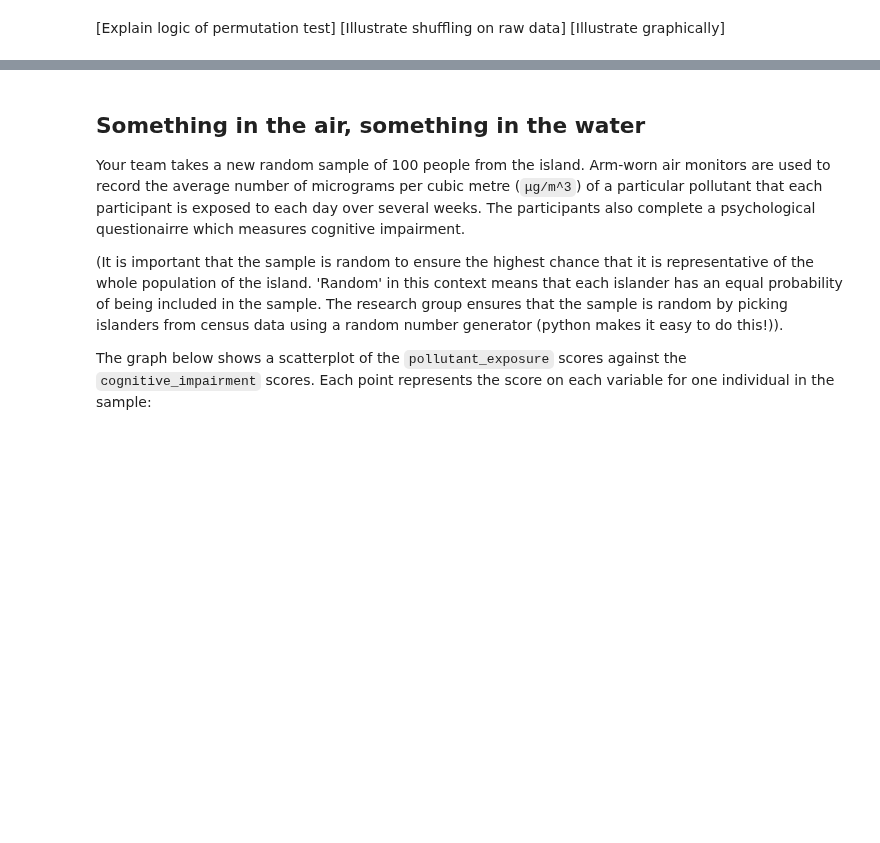
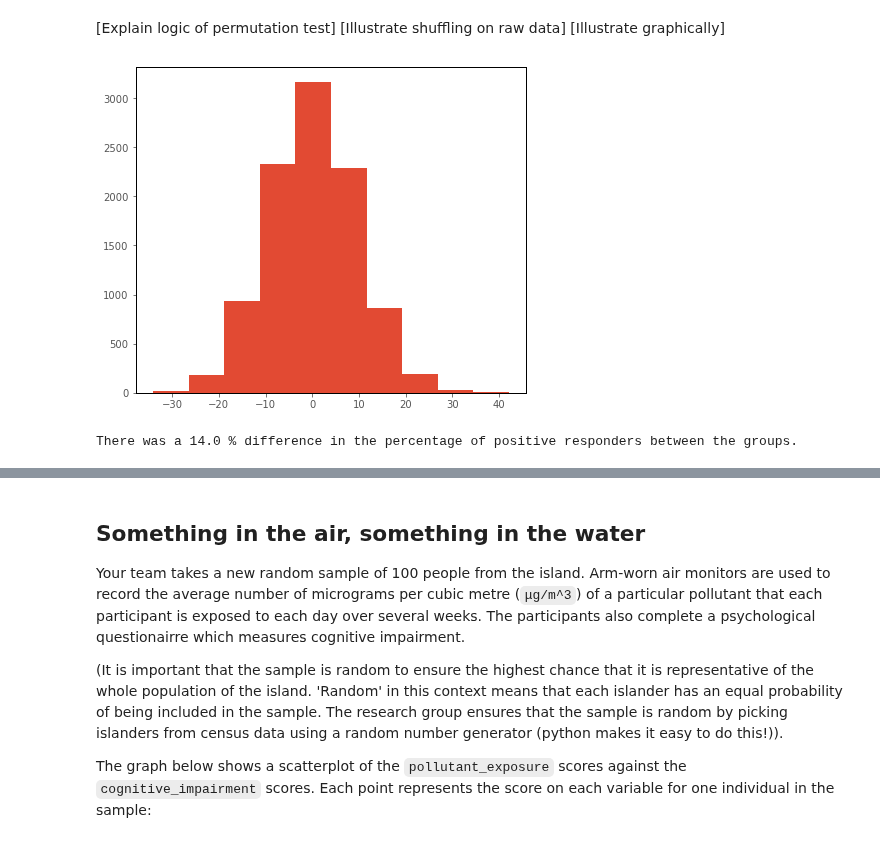
Before and after one commit to pxr687/islands_python_foundations, a Jupyter notebook: 1_populations_samples_questions.ipynb, the cells around one changed output, grey strips where cells are left out. Saved outputs shown, nothing was run; the diff lists cells and outputs as text; code cells hidden in the pictures; blank space fills up the shorter version.

```diff
--- a/1_populations_samples_questions.ipynb
+++ b/1_populations_samples_questions.ipynb
@@ -274,3 +350,28 @@ We can do this by *shuffling the group labels around randomly*. Think about it.
 [Explain logic of permutation test]
 [Illustrate shuffling on raw data]
 [Illustrate graphically]
+# %%
+n_repeats = 10000
+simulation_results = np.zeros(n_repeats)
+
+
+for i in np.arange(n_repeats):
+    shuffled_change_scores = np.array(np.random.permutation(sim_df['change']))
+
+    fake_placebo = shuffled_change_scores[:len(trial_df[trial_df['group'] == 'placebo'])]
+    fake_drug = shuffled_change_scores[len(trial_df[trial_df['group'] == 'placebo']):]
+
+    percent_diff = np.sum(fake_placebo == '+')/len(fake_placebo)*100 - np.sum(fake_drug == '+')/len(fake_drug)*100
+
+    simulation_results[i] = percent_diff
+
+plt.hist(simulation_results)
+plt.show()
+# %% [output]
+[figure, added]
+# %%
+# just run this cell, it calculates, and then shows, the difference in the percentages
+actual_percent_diff =  np.round(np.sum(drug_change == '+')/len(drug_change)*100 - np.sum(placebo_change == '+')/len(placebo_change)*100, 2)
+print('There was a', actual_percent_diff, '% difference in the percentage of positive responders between the groups.')
+# %% [output]
+There was a 14.0 % difference in the percentage of positive responders between the groups.
```
Also changed, not shown: parts of 18 cells of this notebook, 1 other file.
